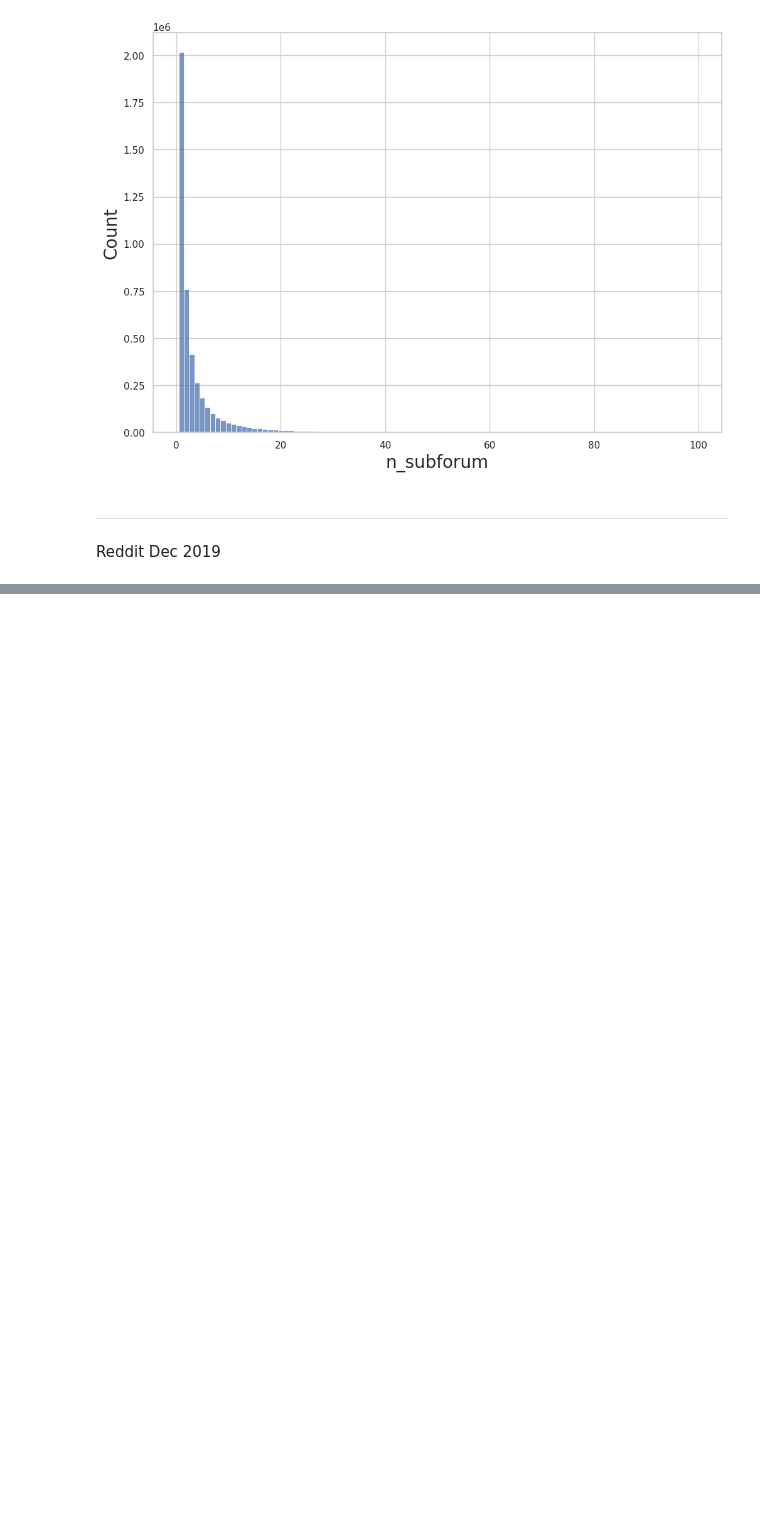
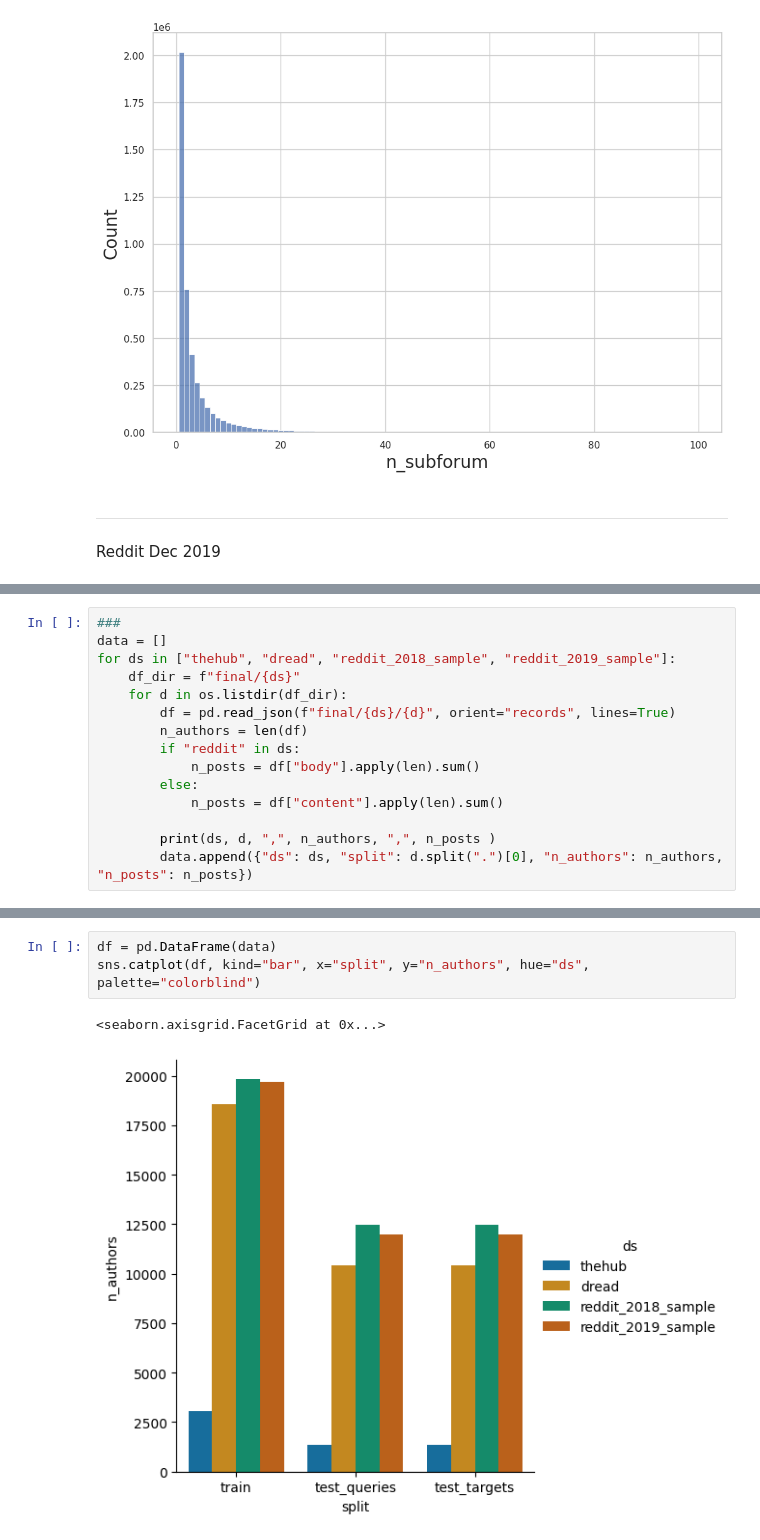
Before and after one commit to pranavmaneriker/ccc_darkweb_stylometry, a Jupyter notebook: data/SummaryStats.ipynb, the cells around one changed output, grey strips where cells are left out. Saved outputs shown, nothing was run; the diff lists cells and outputs as text; blank space fills up the shorter version.

```diff
--- a/data/SummaryStats.ipynb
+++ b/data/SummaryStats.ipynb
@@ -143,0 +180,15 @@ Authors with n_subforum above thresh (>= 100):  [('Team_Pluto', 108), ('Scoot_Ya
+# %%
+###
+data = []
+for ds in ["thehub", "dread", "reddit_2018_sample", "reddit_2019_sample"]:
+    df_dir = f"final/{ds}"
+    for d in os.listdir(df_dir):
+        df = pd.read_json(f"final/{ds}/{d}", orient="records", lines=True)
+        n_authors = len(df)
+        if "reddit" in ds:
+            n_posts = df["body"].apply(len).sum()
+        else:
+            n_posts = df["content"].apply(len).sum()
+
+        print(ds, d, ",", n_authors, ",", n_posts )
+        data.append({"ds": ds, "split": d.split(".")[0], "n_authors": n_authors, "n_posts": n_posts})
@@ -143,0 +208,6 @@ Authors with n_subforum above thresh (>= 100):  [('Team_Pluto', 108), ('Scoot_Ya
+# %%
+df = pd.DataFrame(data)
+sns.catplot(df, kind="bar", x="split", y="n_authors", hue="ds", palette="colorblind")
+# %% [output]
+<seaborn.axisgrid.FacetGrid at 0x...>
+[figure, added]
```
Also changed, not shown: parts of 16 cells of this notebook, 6 other files.
